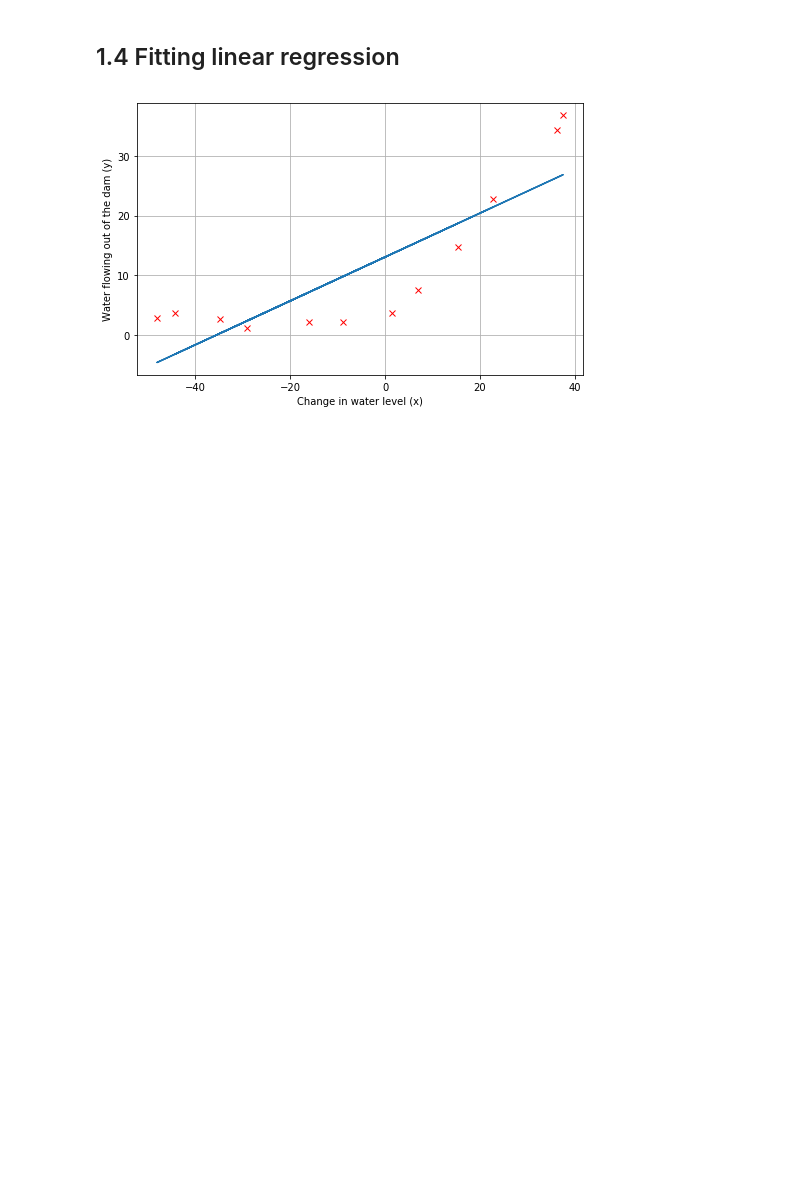
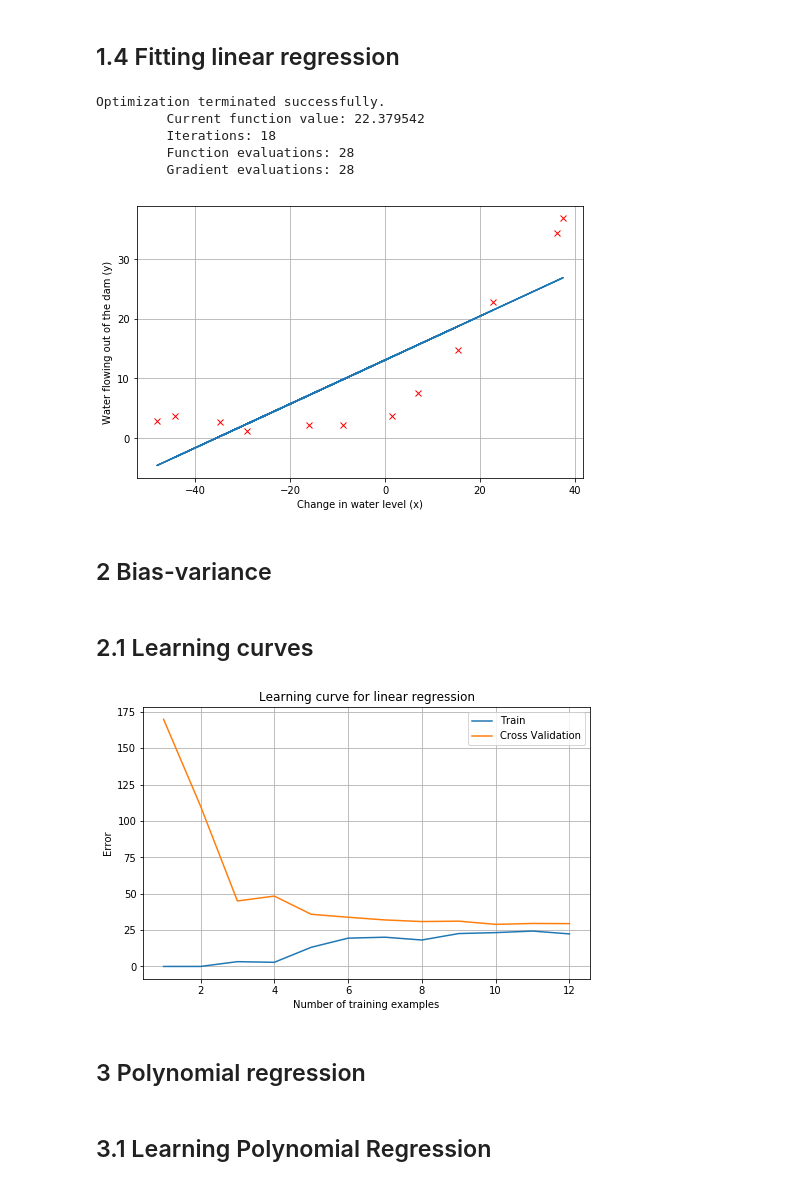
Before and after one commit to zhaochuanyun/coursera_ml, a Jupyter notebook: ex5/ex5.ipynb, the cells around one changed output. Drawn from its saved outputs; the diff is of its cells as text; code cells hidden in the pictures; blank space fills up the shorter version.

```diff
--- a/ex5/ex5.ipynb
+++ b/ex5/ex5.ipynb
@@ -57,8 +57,7 @@ plotData()
 def h(theta, X):
     return np.dot(X, theta)
 
-def linearRegCostFunction(theta, *args):
-    X, y, lamb = args
+def linearRegCostFunction(theta, X, y, lamb=0.):
     theta = theta.reshape(-1, 1)
     m = X.shape[0]
     h_y = h(theta, X) - y
@@ -93,11 +92,11 @@ print(computeGradient(np.ones([X.shape[1], 1]), X, y, 1.))
 # %% [markdown]
 ## 1.4 Fitting linear regression
 # %%
-def optimizeTheta(initial_theta, X, y, lamb=0.):
+def optimizeTheta(initial_theta, X, y, lamb=0., print_output=True):
     optimize_theta = scipy.optimize.fmin_cg(linearRegCostFunction, x0=initial_theta,\
                                        fprime=computeGradientFlattened,\
                                        args=(X, y, lamb),\
-                                       disp=False)
+                                       disp=print_output)
     return optimize_theta.reshape(initial_theta.shape[0], 1)
 # %%
 # 最优算法使用的theta必须是一维横向数组
@@ -108,4 +107,39 @@ plotData()
 plt.plot(X[:,1], h(optimize_theta, X).flatten())
 plt.show()
 # %% [output]
+Optimization terminated successfully.
+         Current function value: 22.379542
+         Iterations: 18
+         Function evaluations: 28
+         Gradient evaluations: 28
 [figure]
+# %% [markdown]
+## 2 Bias-variance
+# %% [markdown]
+## 2.1 Learning curves
+# %%
+def plotLearningCurve():
+    theta_initial = np.array([[1.],[1.]])
+    m, error_train, error_cv = [], [], []
+    for n in range(1,13,1):
+        train_X = X[:n, :]
+        train_y = y[:n]
+        m.append(train_y.shape[0])
+        optimize_theta = optimizeTheta(theta_initial, train_X, train_y, lamb=0., print_output=False)
+        error_train.append(linearRegCostFunction(optimize_theta, train_X, train_y, lamb=0.))
+        error_cv.append(linearRegCostFunction(optimize_theta, Xval, yval, lamb=0.))
+
+    plt.figure(figsize=(8,5))
+    plt.plot(m, error_train, label='Train')
+    plt.plot(m, error_cv, label='Cross Validation')
+    plt.legend()
+    plt.title('Learning curve for linear regression')
+    plt.xlabel('Number of training examples')
+    plt.ylabel('Error')
+    plt.grid(True)
+# %%
+plotLearningCurve()
+# %% [output]
+[figure, added]
+# %% [markdown]
+## 3 Polynomial regression
@@ -111,0 +161,2 @@ plt.show()
+# %% [markdown]
+## 3.1 Learning Polynomial Regression
```
Also changed, not shown: parts of 10 cells of this notebook.
